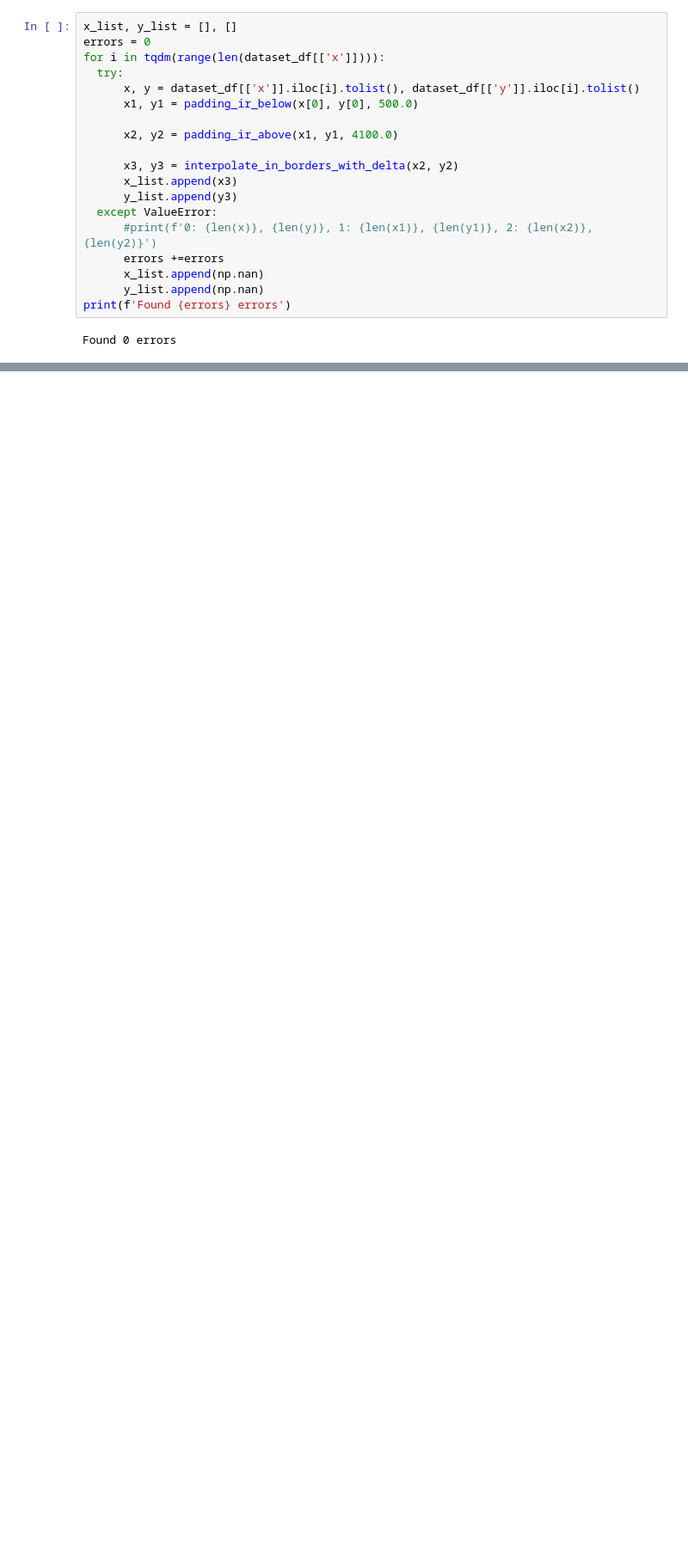
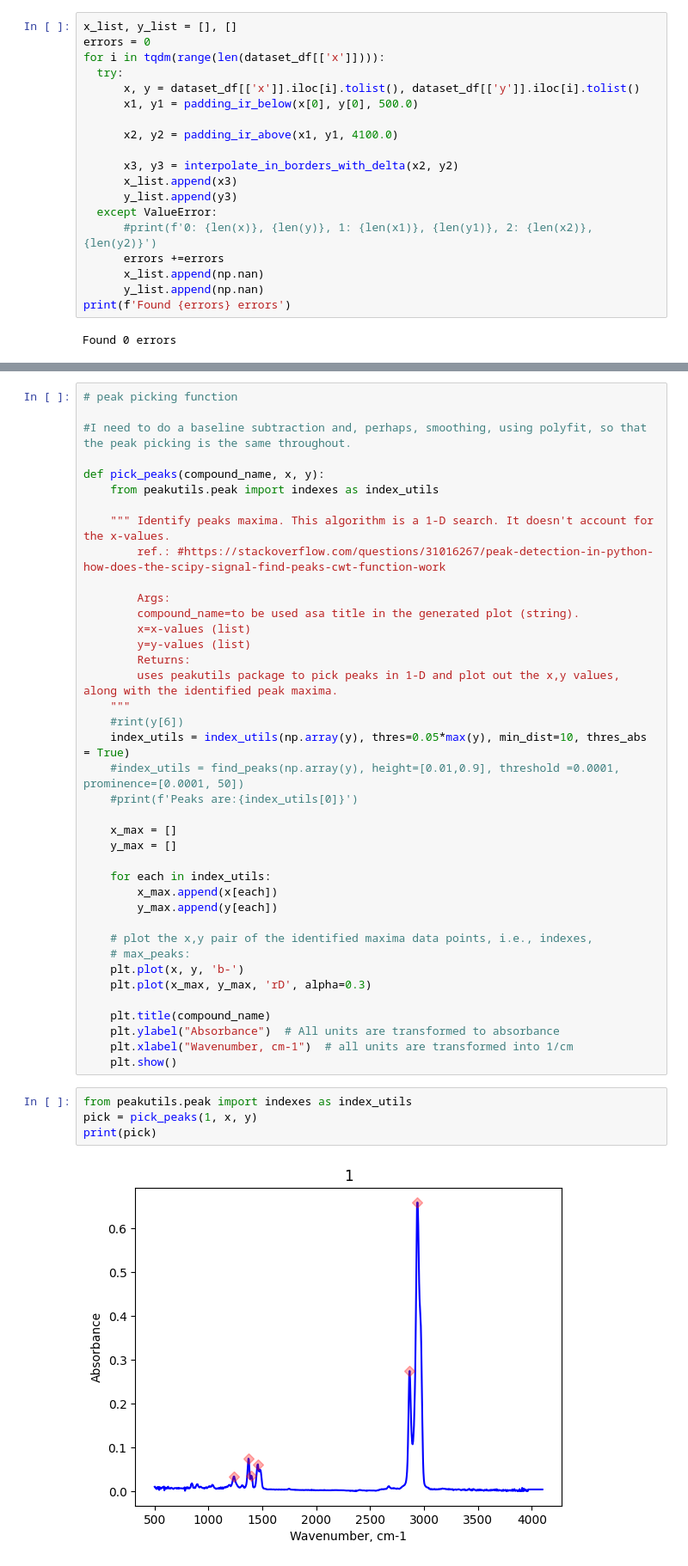
Before and after one commit to Lamblador/IR_expert_system, a Jupyter notebook: Koshelev_IR_expert_system_1_Dataset_Preparation.ipynb, the cells around one changed output, grey strips where cells are left out. Shown at 86% size. Drawn from its saved outputs; the diff is of its cells as text; blank space fills up the shorter version.

```diff
--- a/Koshelev_IR_expert_system_1_Dataset_Preparation.ipynb
+++ b/Koshelev_IR_expert_system_1_Dataset_Preparation.ipynb
@@ -1605,0 +1642,45 @@ dataset_df2 = dataset_df1[['cas registry no', 'molform','x', 'x1', 'y', 'y1']]
+# %%
+# peak picking function
+
+#I need to do a baseline subtraction and, perhaps, smoothing, using polyfit, so that the peak picking is the same throughout.
+
+def pick_peaks(compound_name, x, y):
+    from peakutils.peak import indexes as index_utils
+
+    """ Identify peaks maxima. This algorithm is a 1-D search. It doesn't account for the x-values.
+        ref.: #https://stackoverflow.com/questions/31016267/peak-detection-in-python-how-does-the-scipy-signal-find-peaks-cwt-function-work
+
+        Args:
+        compound_name=to be used asa title in the generated plot (string).
+        x=x-values (list)
+        y=y-values (list)
+        Returns:
+        uses peakutils package to pick peaks in 1-D and plot out the x,y values, along with the identified peak maxima.
+    """
+    #rint(y[6])
+    index_utils = index_utils(np.array(y), thres=0.05*max(y), min_dist=10, thres_abs = True)
+    #index_utils = find_peaks(np.array(y), height=[0.01,0.9], threshold =0.0001, prominence=[0.0001, 50])
+    #print(f'Peaks are:{index_utils[0]}')
+
+    x_max = []
+    y_max = []
+
+    for each in index_utils:
+        x_max.append(x[each])
+        y_max.append(y[each])
+
+    # plot the x,y pair of the identified maxima data points, i.e., indexes,
+    # max_peaks:
+    plt.plot(x, y, 'b-')
+    plt.plot(x_max, y_max, 'rD', alpha=0.3)
+
+    plt.title(compound_name)
+    plt.ylabel("Absorbance")  # All units are transformed to absorbance
+    plt.xlabel("Wavenumber, cm-1")  # all units are transformed into 1/cm
+    plt.show()
+# %%
+from peakutils.peak import indexes as index_utils
+pick = pick_peaks(1, x, y)
+print(pick)
+# %% [output]
+[figure, added]
```
Also changed, not shown: parts of 38 cells of this notebook.
